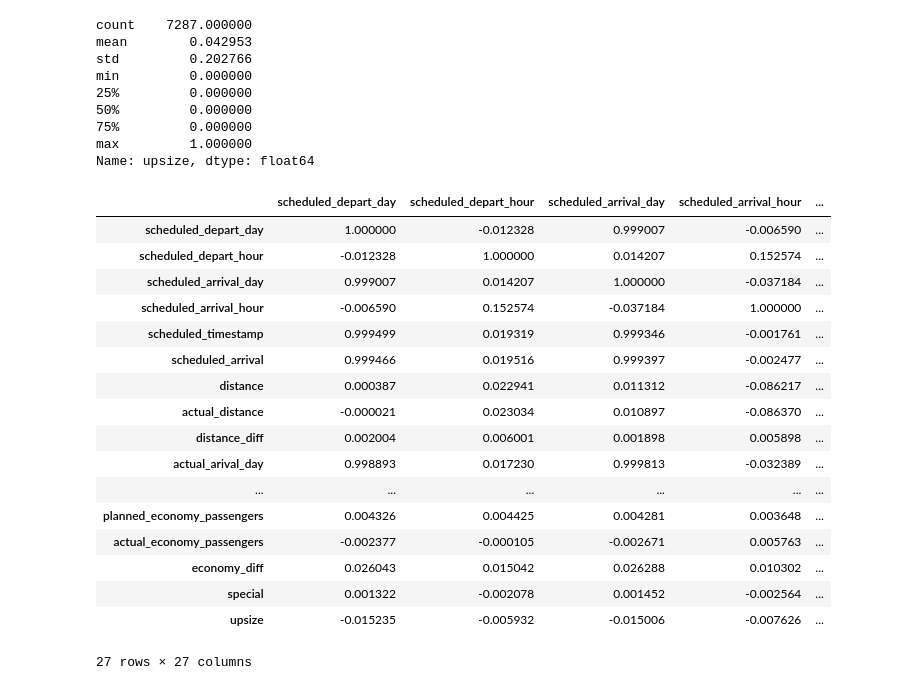
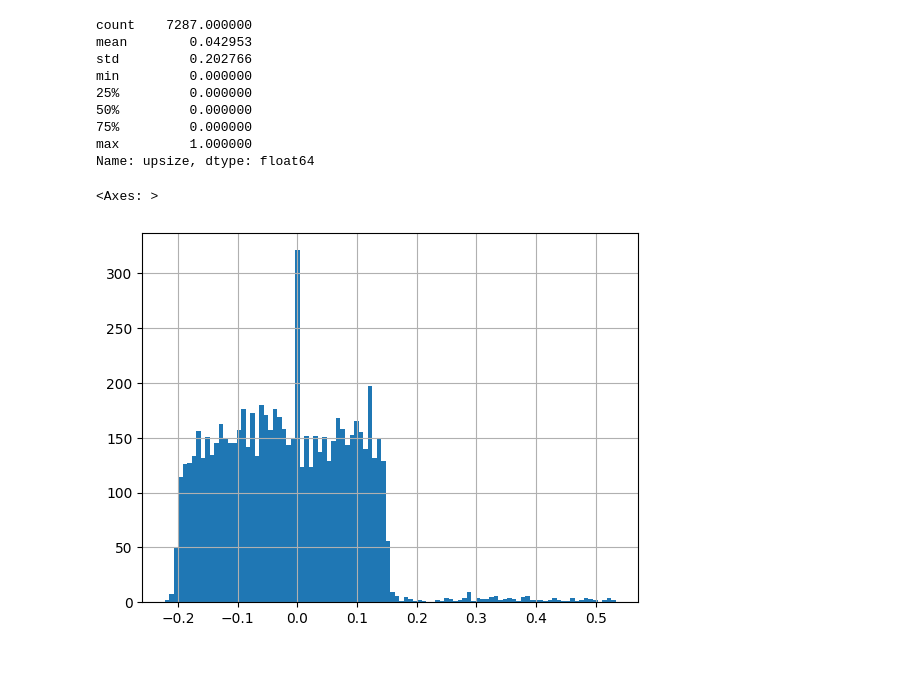
Before and after one commit to Claudiu10101/HackitAll2025, a Jupyter notebook: eval-platform/src/main/resources/liquibase/data/tester.ipynb, the cells around one changed output. Saved outputs shown, nothing was run; the diff lists cells and outputs as text; code cells hidden in the pictures; blank space fills up the shorter version.

```diff
--- a/eval-platform/src/main/resources/liquibase/data/tester.ipynb
+++ b/eval-platform/src/main/resources/liquibase/data/tester.ipynb
@@ -28,23 +28,7 @@ numerics = ['int16', 'int32', 'int64', 'float16', 'float32', 'float64']
 
 newdf = df.select_dtypes(include=numerics)
 # %%
-newdf.corr()
+df["economy_diff"].hist(bins=100)
 # %% [output]
-|  | scheduled_depart_day | scheduled_depart_hour | scheduled_arrival_day | scheduled_arrival_hour | ... |
-| scheduled_depart_day | 1.000000 | -0.012328 | 0.999007 | -0.006590 | ... |
-| scheduled_depart_hour | -0.012328 | 1.000000 | 0.014207 | 0.152574 | ... |
-| scheduled_arrival_day | 0.999007 | 0.014207 | 1.000000 | -0.037184 | ... |
-| scheduled_arrival_hour | -0.006590 | 0.152574 | -0.037184 | 1.000000 | ... |
-| scheduled_timestamp | 0.999499 | 0.019319 | 0.999346 | -0.001761 | ... |
-| scheduled_arrival | 0.999466 | 0.019516 | 0.999397 | -0.002477 | ... |
-| distance | 0.000387 | 0.022941 | 0.011312 | -0.086217 | ... |
-| actual_distance | -0.000021 | 0.023034 | 0.010897 | -0.086370 | ... |
-| distance_diff | 0.002004 | 0.006001 | 0.001898 | 0.005898 | ... |
-| actual_arival_day | 0.998893 | 0.017230 | 0.999813 | -0.032389 | ... |
-| ... | ... | ... | ... | ... | ... |
-| planned_economy_passengers | 0.004326 | 0.004425 | 0.004281 | 0.003648 | ... |
-| actual_economy_passengers | -0.002377 | -0.000105 | -0.002671 | 0.005763 | ... |
-| economy_diff | 0.026043 | 0.015042 | 0.026288 | 0.010302 | ... |
-| special | 0.001322 | -0.002078 | 0.001452 | -0.002564 | ... |
-| upsize | -0.015235 | -0.005932 | -0.015006 | -0.007626 | ... |
-27 rows × 27 columns
+<Axes: >
+[figure, added]
```
Also changed, not shown: parts of 2 cells of this notebook, 4 other files.
